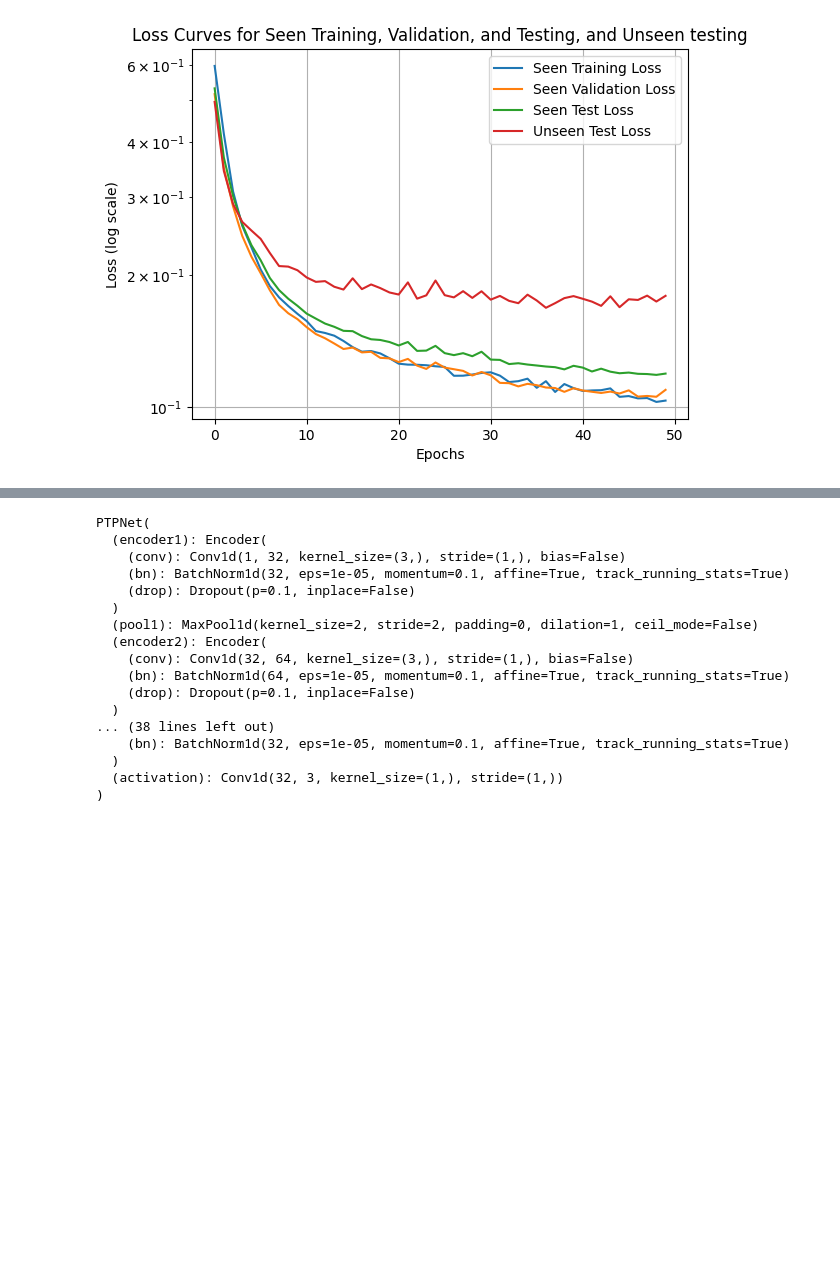
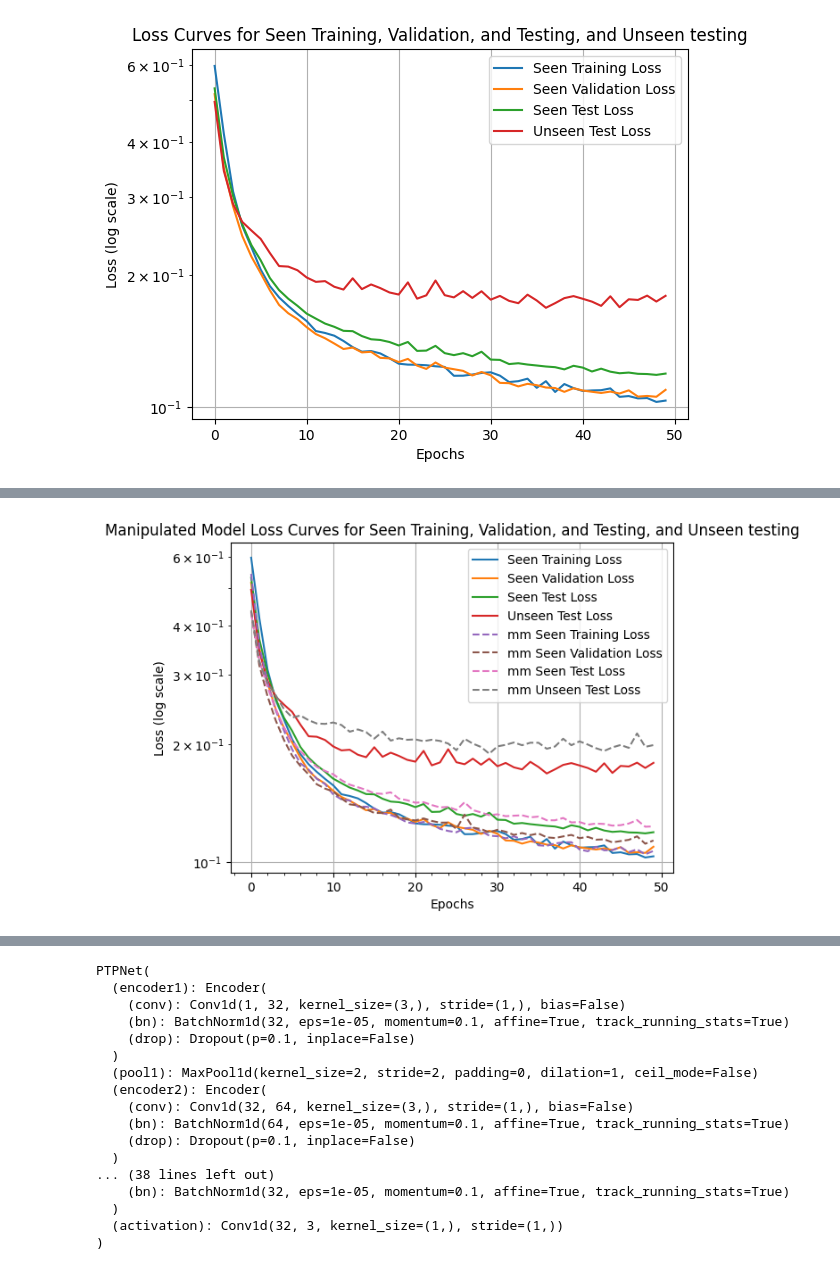
Before and after one commit to SivanKaNa/TPNILM, a Jupyter notebook: TPNILM_UKDALE/TPNILM_UKDALE_run.ipynb, the cells around one changed output, grey strips where cells are left out. Saved outputs shown, nothing was run; the diff lists cells and outputs as text; code cells hidden in the pictures; blank space fills up the shorter version.

Commit message:
updated notebook and some results

```diff
--- a/TPNILM_UKDALE/TPNILM_UKDALE_run.ipynb
+++ b/TPNILM_UKDALE/TPNILM_UKDALE_run.ipynb
@@ -272,11 +272,11 @@ def get_status(app, threshold, min_off, min_on):
     # we'll shift the index by 1 to the right.
     idx += 1
 
-    if condition[0]:
+    if condition.iloc[0]:
         # If the start of condition is True prepend a 0
         idx = np.r_[0, idx]
 
-    if condition[-1]:
+    if condition.iloc[-1]:
         # If the end of condition is True, append the length of the array
         idx = np.r_[idx, condition.size] # Edit
 
@@ -299,11 +299,11 @@ def get_status(app, threshold, min_off, min_on):
 
     s = app.copy()
     #s.iloc[:] = 0.
-    s[:] = 0.
+    s.iloc[:] = 0.
 
     for on, off in zip(on_events, off_events):
         #s.iloc[on:off] = 1.
-        s[on:off] = 1.
+        s.iloc[on:off] = 1.
 
     return s
 # %%
@@ -876,10 +1132,10 @@ for i in range(1): # another modification here
     fn = 'UKDALE_seen_%d_manipulated_model.pth' %i
     mm_model, mm_train_loss, mm_valid_loss, mm_test_loss, mm_unseen_test_loss = train_model(model, batch_size, n_epochs, fn)
 
-    manipulated_model_res_dict['UKDALE_manipulated_model_' + str(i)+'_results'] = {'model_name': fn,
-                                                    'train_loss': mm_modeltrain_loss,
-                                                    'valid_loss': mm_modelvalid_loss,
-                                                    'test_loss': mm_modeltest_loss,
+    mm_res_dict['UKDALE_manipulated_model_' + str(i)+'_results'] = {'model_name': fn,
+                                                    'train_loss': mm_train_loss,
+                                                    'valid_loss': mm_valid_loss,
+                                                    'test_loss': mm_test_loss,
                                                     'unseen_test_loss': mm_unseen_test_loss}
 
     # save res_dict to a file
@@ -892,27 +1163,37 @@ KeyboardInterrupt:
 # %%
 # Manipulated Model plots
 
-# Plot the loss values
-plt.plot(best_model_train_loss, label='Seen Training Loss')
-plt.plot(best_model_valid_loss, label='Seen Validation Loss')
-plt.plot(best_model_test_loss, label='Seen Test Loss')
+# plot the original model results
+plt.plot(train_loss, label='Seen Training Loss')
+plt.plot(valid_loss, label='Seen Validation Loss')
+plt.plot(test_loss, label='Seen Test Loss')
 
-plt.plot(best_model_unseen_test_loss, label='Unseen Test Loss')
+plt.plot(unseen_test_loss, label='Unseen Test Loss')
+
+# Plot the manipulated model results
+plt.plot(mm_train_loss, label='mm Seen Training Loss', linestyle='--')
+plt.plot(mm_valid_loss, label='mm Seen Validation Loss', linestyle='--')
+plt.plot(mm_test_loss, label='mm Seen Test Loss', linestyle='--')
+
+plt.plot(mm_unseen_test_loss, label='mm Unseen Test Loss', linestyle='--')
 
 
 # Set the y-axis to a logarithmic scale
 plt.yscale('log')
 
 # Set labels and title
 plt.xlabel('Epochs')  # Replace with 'Iterations' if appropriate
 plt.ylabel('Loss (log scale)')
-plt.title('Best Model Loss Curves for Seen Training, Validation, and Testing, and Unseen testing')
+plt.title('Manipulated Model Loss Curves for Seen Training, Validation, and Testing, and Unseen testing')
 
 # Add a legend to distinguish the lines
 plt.legend()
 
 # Display grid for better readability
+plt.minorticks_on()
 plt.grid(True)
 
 # Show the plot
 plt.show()
+# %% [output]
+[figure, added]
```
Also changed, not shown: parts of 7 cells of this notebook, 1 other file.
